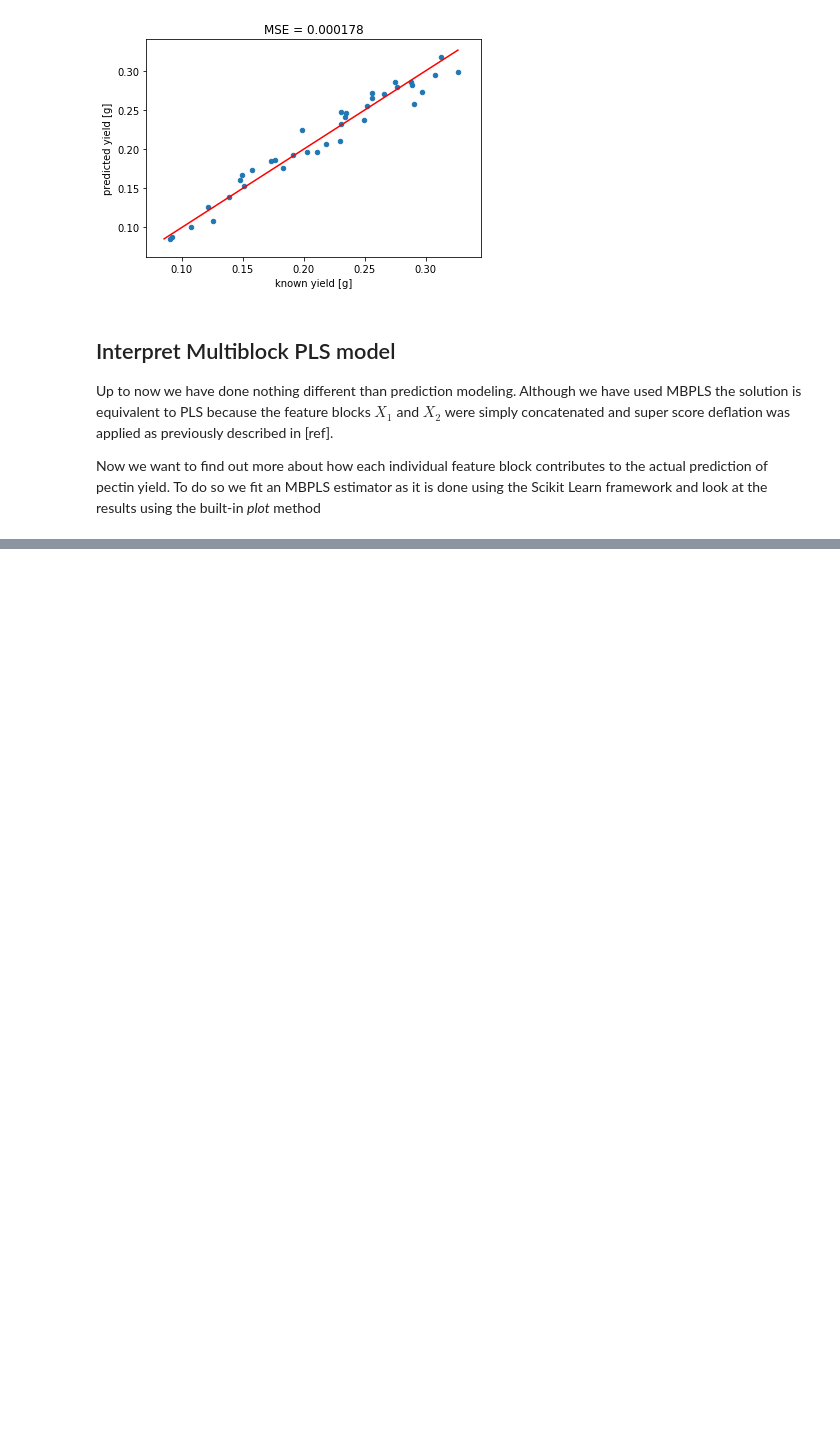
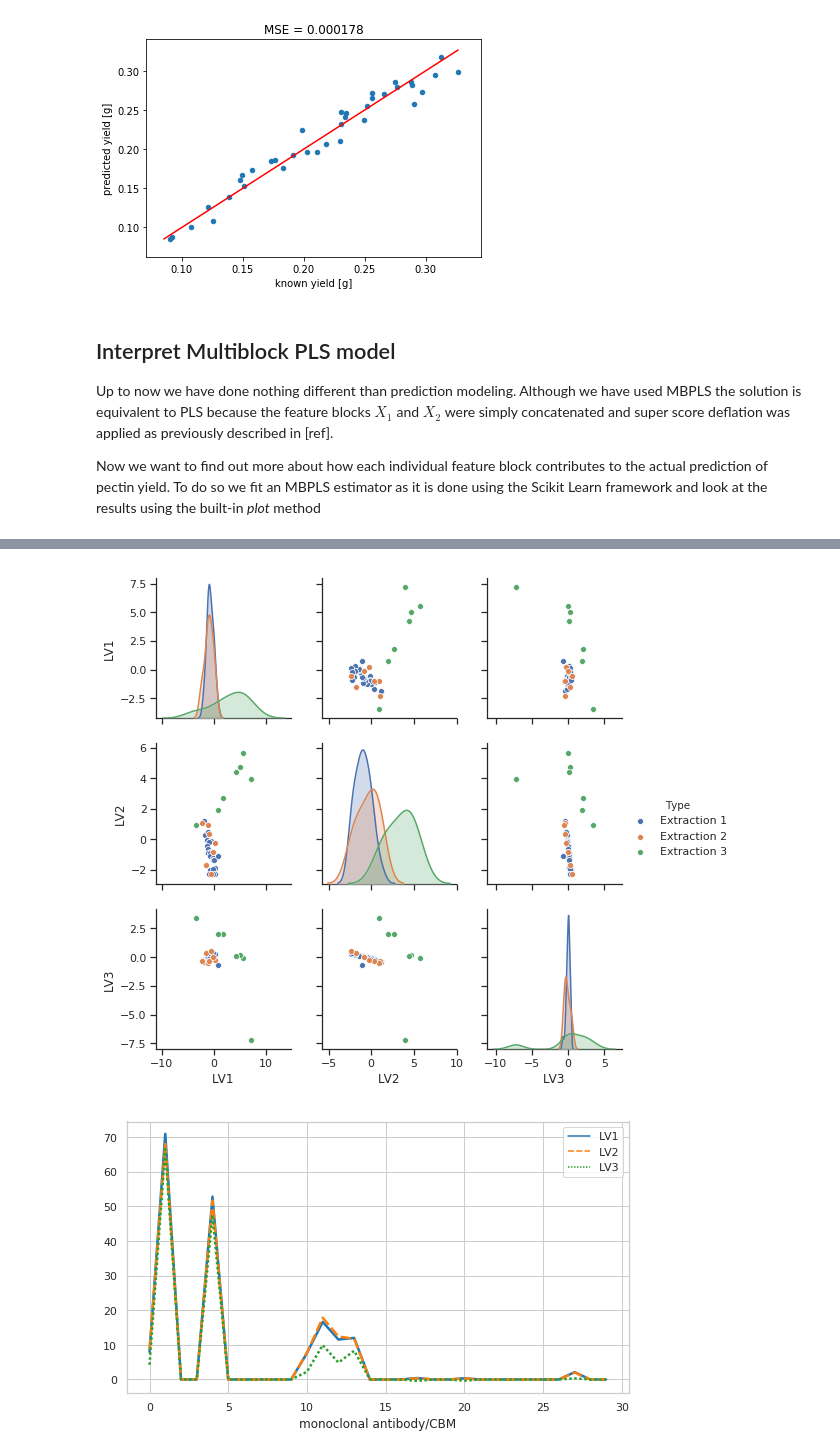
Before and after one commit to DTUComputeStatisticsAndDataAnalysis/MBPLS, a Jupyter notebook: examples/MBPLS_intro/MultiblockPLS_PectinYield.ipynb, the cells around one changed output, grey strips where cells are left out. Cells and saved outputs as stored; diff of their text form; code cells hidden in the pictures; blank space fills up the shorter version.

```diff
--- a/examples/MBPLS_intro/MultiblockPLS_PectinYield.ipynb
+++ b/examples/MBPLS_intro/MultiblockPLS_PectinYield.ipynb
@@ -102,0 +129,25 @@ BIP_corrected
+# %%
+block_scores_x2 = mbpls.T_[1]
+block_loadings_x2 = mbpls.P_block_[1].T
+block_loadings_x2 = np.hstack([mbpls.x_scalers_[1].inverse_transform(loading).reshape(-1, 1)
+                               for loading in block_loadings_x2])
+
+import itertools
+colors = [['Extraction 1']*23, ['Extraction 2']*7, ['Extraction 3']*7]
+colors = list(itertools.chain(*colors))
+colors = pd.DataFrame(colors, columns=['Type'])
+
+block_scores_x2 = pd.DataFrame(block_scores_x2, columns=['LV1', 'LV2', 'LV3'])
+block_scores_x2 = pd.concat((block_scores_x2, colors), axis=1)
+block_loadings_x2 = pd.DataFrame(block_loadings_x2, columns=['LV1', 'LV2', 'LV3'])
+
+import seaborn as sns
+sns.set(style="ticks")
+sns.pairplot(block_scores_x2, hue="Type")
+plt.figure(figsize=(9,5))
+sns.set(style="whitegrid")
+sns.lineplot(data=block_loadings_x2, palette="tab10", linewidth=2.5)
+plt.xlabel('monoclonal antibody/CBM');
+# %% [output]
+[figure, added]
+[figure, added]
```
Also changed, not shown: parts of 12 cells of this notebook.
